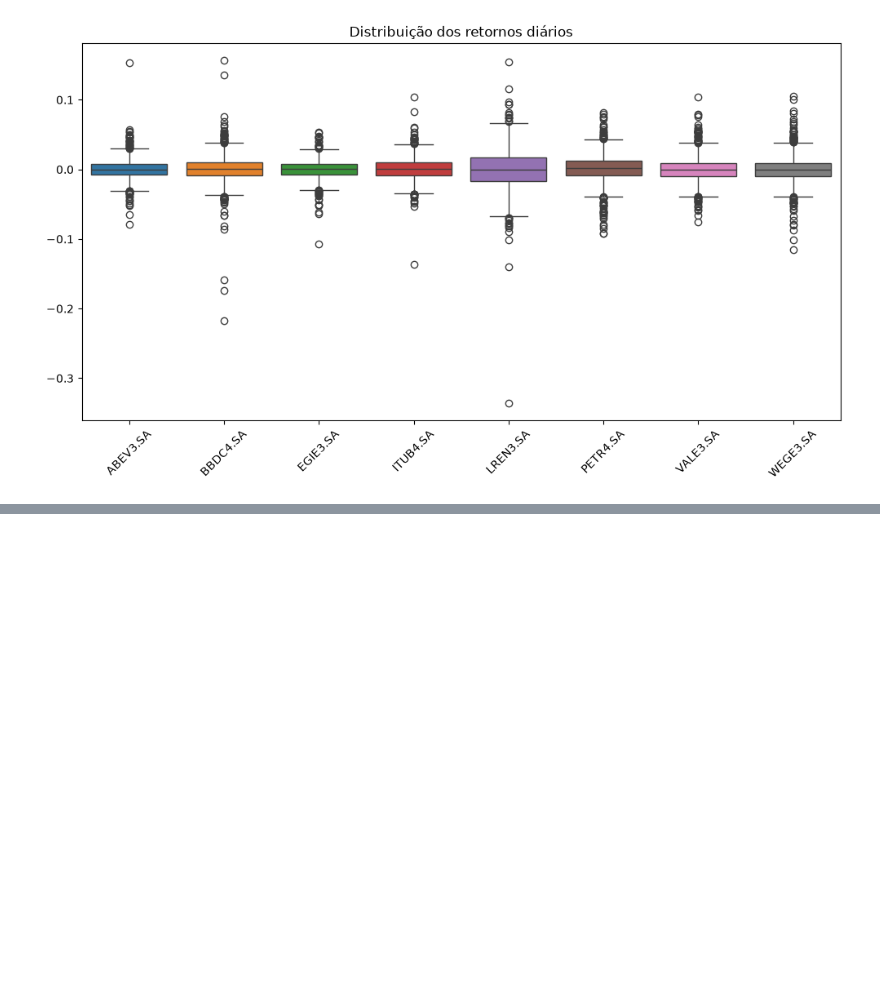
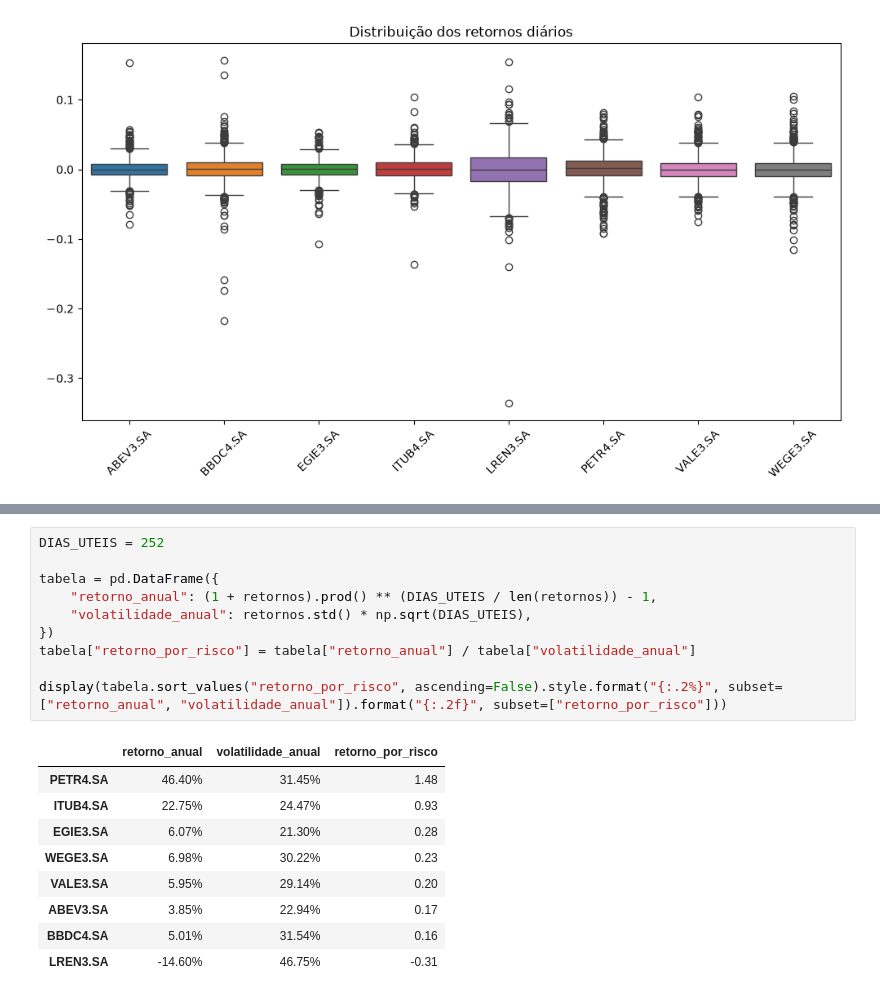
Before and after one commit to Fernadesync/analise-risco-retorno-b3, a Jupyter notebook: notebooks/02_retornos_e_risco.ipynb, the cells around one changed output, grey strips where cells are left out. Drawn from its saved outputs; the diff is of its cells as text; blank space fills up the shorter version.

```diff
--- a/notebooks/02_retornos_e_risco.ipynb
+++ b/notebooks/02_retornos_e_risco.ipynb
@@ -50,0 +93,20 @@ WEGE3.SA | pior dia: 2025-04-30 -0.116 | melhor dia: 2024-07-31 0.105
+# %%
+DIAS_UTEIS = 252
+
+tabela = pd.DataFrame({
+    "retorno_anual": (1 + retornos).prod() ** (DIAS_UTEIS / len(retornos)) - 1,
+    "volatilidade_anual": retornos.std() * np.sqrt(DIAS_UTEIS),
+})
+tabela["retorno_por_risco"] = tabela["retorno_anual"] / tabela["volatilidade_anual"]
+
+display(tabela.sort_values("retorno_por_risco", ascending=False).style.format("{:.2%}", subset=["retorno_anual", "volatilidade_anual"]).format("{:.2f}", subset=["retorno_por_risco"]))
+# %% [output]
+|  | retorno_anual | volatilidade_anual | retorno_por_risco |
+| PETR4.SA | 46.40% | 31.45% | 1.48 |
+| ITUB4.SA | 22.75% | 24.47% | 0.93 |
+| EGIE3.SA | 6.07% | 21.30% | 0.28 |
+| WEGE3.SA | 6.98% | 30.22% | 0.23 |
+| VALE3.SA | 5.95% | 29.14% | 0.20 |
+| ABEV3.SA | 3.85% | 22.94% | 0.17 |
+| BBDC4.SA | 5.01% | 31.54% | 0.16 |
+| LREN3.SA | -14.60% | 46.75% | -0.31 |
```
Also changed, not shown: parts of 1 cell of this notebook.
